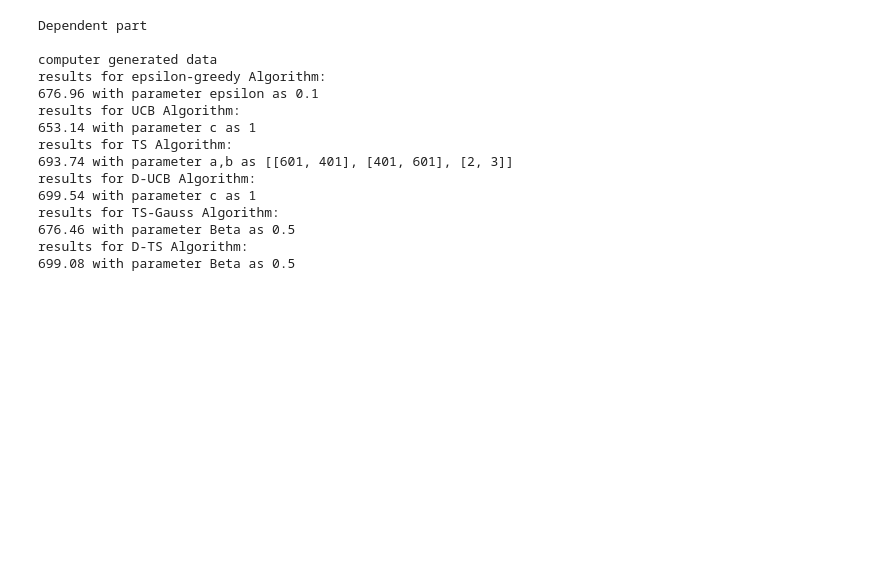
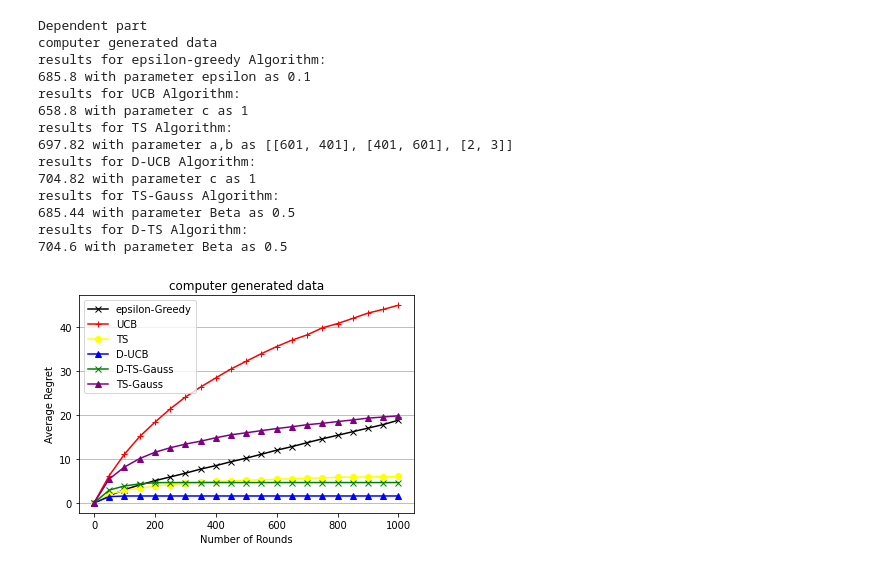
Before and after one commit to rhfeiyang/si140-project, a Jupyter notebook: part1.ipynb, the cells around one changed output. Saved outputs shown, nothing was run; the diff lists cells and outputs as text; code cells hidden in the pictures; blank space fills up the shorter version.

```diff
--- a/part1.ipynb
+++ b/part1.ipynb
@@ -433,33 +460,48 @@ results for TS Algorithm:
 # %%
-print("Dependent part\n")
+print("Dependent part")
 print("computer generated data")
 GREEDY_epsilon = [0.1]
 UCB_c = [1]
 TS_ab = [[[601, 401], [401, 601], [2, 3]]]
 trial_times = 50
 N = 1000
-# p1_d = P1('movie_3.csv')
-# p1_d = P1('movie_18.csv')
-p1_d=P1('dependent_data.csv')
-p1_d.result(1)
-p1_d.result(2)
-p1_d.result(3)
-p1_d.result(4)
-p1_d.result(5)
-p1_d.result(6)
+
+p1_d1=P1('dependent_data_train.csv','dependent_data.csv')
+p1_d1.result(1)
+p1_d1.result(2)
+p1_d1.result(3)
+p1_d1.result(4)
+p1_d1.result(5)
+p1_d1.result(6)
 # %% [output]
 Dependent part
-
 computer generated data
 results for epsilon-greedy Algorithm:
-676.96 with parameter epsilon as 0.1
+685.8 with parameter epsilon as 0.1
 results for UCB Algorithm:
-653.14 with parameter c as 1
+658.8 with parameter c as 1
 results for TS Algorithm:
-693.74 with parameter a,b as [[601, 401], [401, 601], [2, 3]]
+697.82 with parameter a,b as [[601, 401], [401, 601], [2, 3]]
 results for D-UCB Algorithm:
-699.54 with parameter c as 1
+704.82 with parameter c as 1
 results for TS-Gauss Algorithm:
-676.46 with parameter Beta as 0.5
+685.44 with parameter Beta as 0.5
 results for D-TS Algorithm:
-699.08 with parameter Beta as 0.5
+704.6 with parameter Beta as 0.5
+# %%
+# plot
+spacing = int(N/20)
+plt.plot(range(0, N+1)[::spacing], p1_d1.greedy_regret[::spacing], label='epsilon-Greedy', color='black', marker='x')
+plt.plot(range(0, N+1)[::spacing], p1_d1.UCB_regret[::spacing], label='UCB', color='red', marker='+')
+plt.plot(range(0, N+1)[::spacing], p1_d1.TS_regret[::spacing], label='TS', color='yellow', marker='o')
+plt.plot(range(0, N+1)[::spacing], p1_d1.dependent_UCB_regret[::spacing], label='D-UCB', color='blue', marker='^')
+plt.plot(range(0, N+1)[::spacing], p1_d1.dependent_TS_regret[::spacing], label='D-TS-Gauss', color='green', marker='x')
+plt.plot(range(0, N+1)[::spacing], p1_d1.TS_Gauss_regret[::spacing], label='TS-Gauss', color='purple', marker='^')
+plt.legend()
+plt.grid(True, axis='y')
+plt.xlabel('Number of Rounds')
+plt.ylabel('Average Regret')
+plt.title("computer generated data")
+plt.show()
+# %% [output]
+[figure, added]
```
Also changed, not shown: parts of 9 cells of this notebook, 5 other files.
